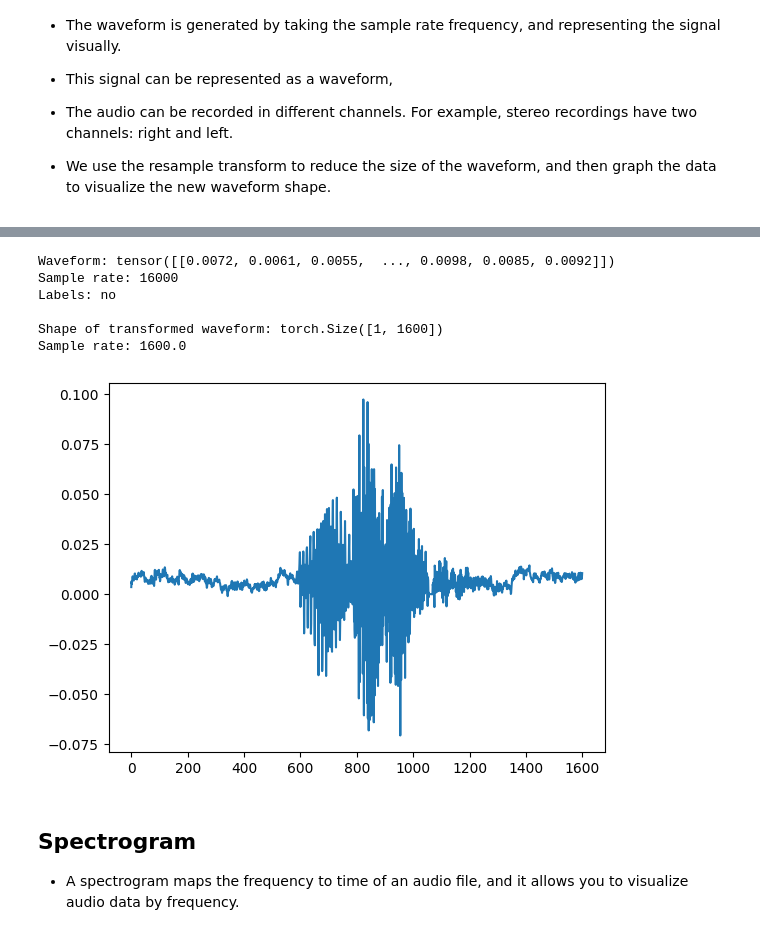
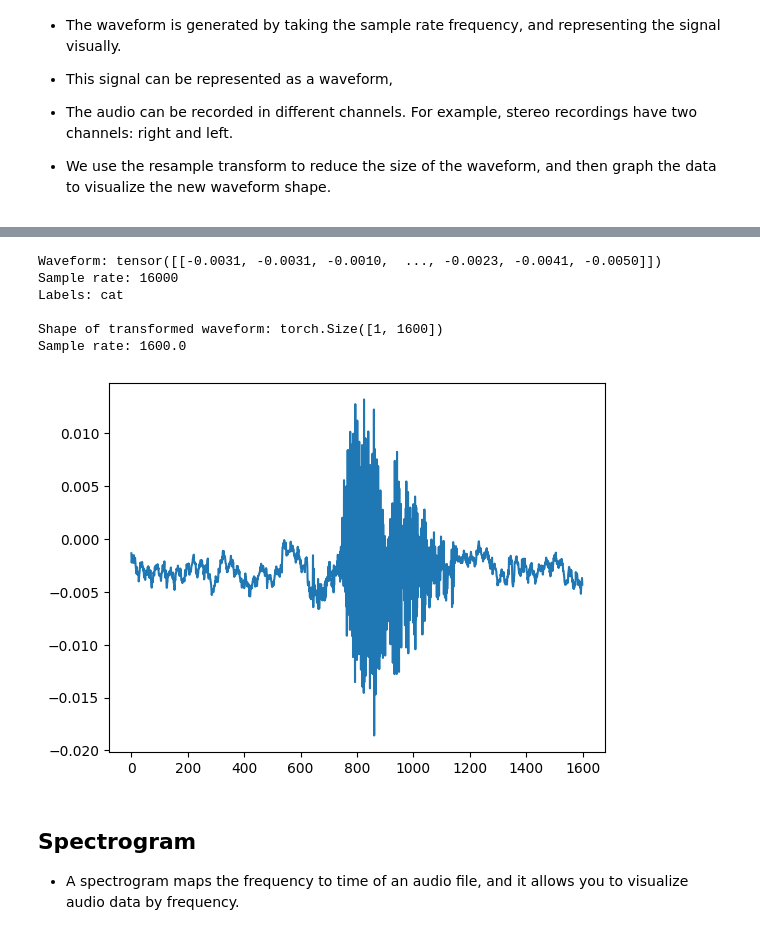
Before and after one commit to TheAIMagics/Audio-Processing, a Jupyter notebook: notebooks/Audio_Transforms_And_Visualizations.ipynb, the cells around one changed output, grey strips where cells are left out. Drawn from its saved outputs; the diff is of its cells as text; code cells hidden in the pictures.

```diff
--- a/notebooks/Audio_Transforms_And_Visualizations.ipynb
+++ b/notebooks/Audio_Transforms_And_Visualizations.ipynb
@@ -78,10 +78,10 @@ Sample rate of waveform: 16000
 # %%
-no_file_path = os.path.join(os.getcwd(),'no','0b40aa8e_nohash_0.wav')
-os.path.exists(yes_file_path)
+cat_file_path = os.path.join(os.getcwd(),'cat','00b01445_nohash_0.wav')
+os.path.exists(cat_file_path)
 # %% [output]
 True
 # %%
-waveform, sample_rate = plot_audio(no_file_path)
+waveform, sample_rate = plot_audio(cat_file_path)
 ipd.Audio(waveform.numpy(), rate=sample_rate)
 # %% [output]
 Shape of waveform: torch.Size([1, 16000])
@@ -105,6 +105,6 @@ def load_audio_files(path: str, label:str):
         dataset.append([waveform, sample_rate, label, speaker_id, utterance_number])
     return dataset
 # %%
-train_yes = load_audio_files(yes_file_path[:-22],'yes')
-train_no = load_audio_files(no_file_path[:-22],'no')
+train_dog = load_audio_files(dog_file_path[:-22],'dog')
+train_cat = load_audio_files(cat_file_path[:-22],'cat')
 # %%
@@ -150,4 +150,4 @@ yes_sample_rate = train_no[0][1]
 # %%
-no_waveform = train_no[0][0]
-no_sample_rate = train_no[0][1]
+cat_waveform = train_cat[0][0]
+cat_sample_rate = train_cat[0][1]
 # %%
@@ -163,13 +163,13 @@ Sample rate: 1600.0
 # %%
-show_waveform(no_waveform, no_sample_rate, 'no')
+show_waveform(cat_waveform, cat_sample_rate, 'cat')
 # %% [output]
-Waveform: tensor([[0.0072, 0.0061, 0.0055,  ..., 0.0098, 0.0085, 0.0092]])
+Waveform: tensor([[-0.0031, -0.0031, -0.0010,  ..., -0.0023, -0.0041, -0.0050]])
 Sample rate: 16000
-Labels: no
+Labels: cat
 
 Shape of transformed waveform: torch.Size([1, 1600])
 Sample rate: 1600.0
-[figure, old version]
+[figure, new version]
 # %% [markdown]
 ## Spectrogram
 - A spectrogram maps the frequency to time of an audio file, and it allows you to visualize audio data by frequency.
```
Also changed, not shown: parts of 33 cells of this notebook, 1 other file.
